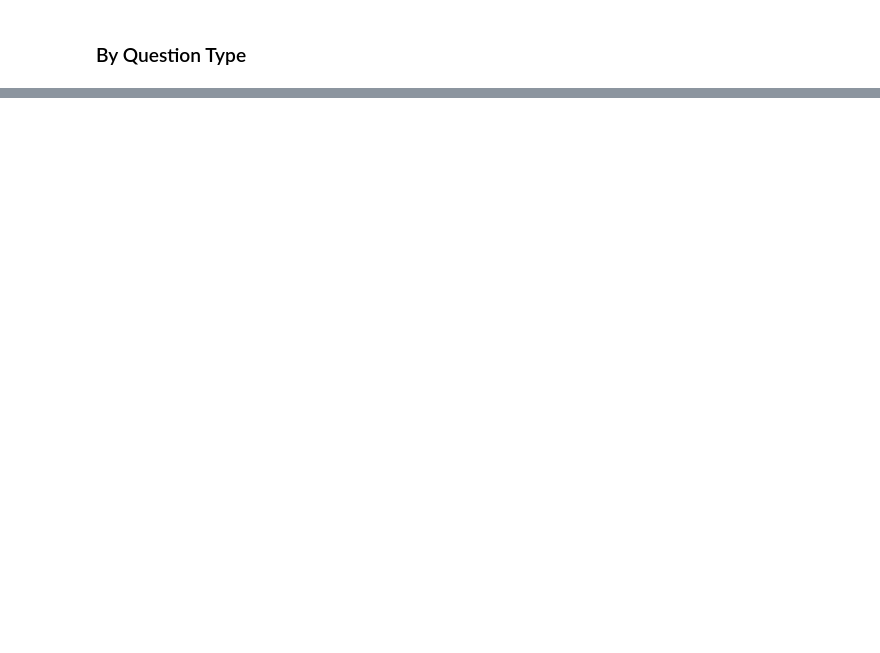
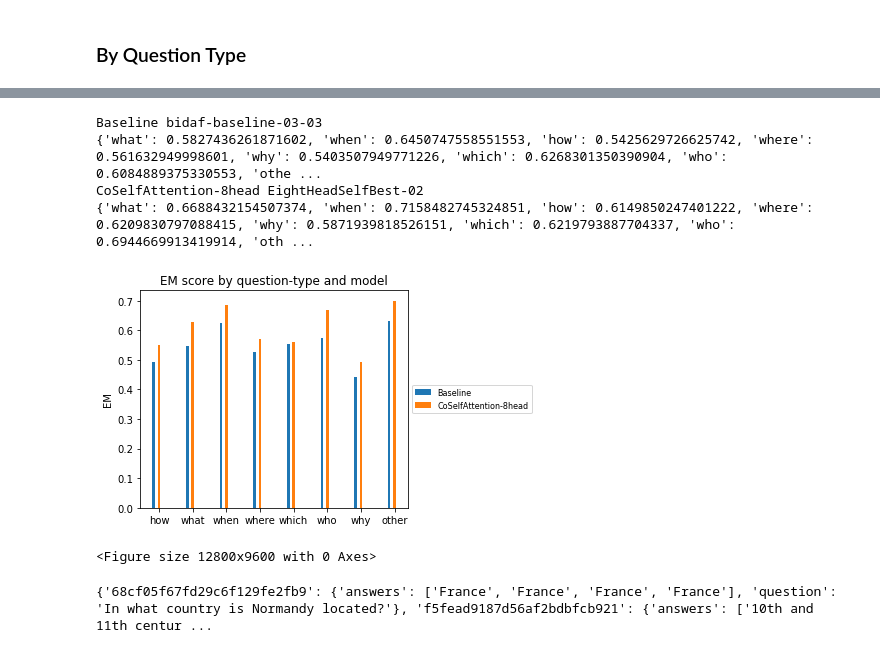
Before and after one commit to mayankiitg/cs224n-Question-Answering-on-SQUAD-2.0, a Jupyter notebook: predictions_analysis.ipynb, the cells around one changed output, grey strips where cells are left out. Drawn from its saved outputs; the diff is of its cells as text; code cells hidden in the pictures; blank space fills up the shorter version.

Commit message:
new predictions_analysis

```diff
--- a/predictions_analysis.ipynb
+++ b/predictions_analysis.ipynb
@@ -185,7 +116,9 @@ def eval_dicts(gold_dict, pred_dict, no_answer):
             avna1 = compute_avna(prediction, ground_truths)
             avna += avna1
 
-        dict_quest[key] = {'EM': em1, 'F1':f11, 'AvNA':avna1, 'question':gold_dict[key]['question']}
+        dict_quest[key] = {'EM': em1, 'F1':f11, 'AvNA':avna1, 'prediction':prediction,\
+                           'question':gold_dict[key]['question'], 'context':gold_dict[key]['context'], \
+                           'answers':gold_dict[key]['answers']}
 #         if total<10:
 #             print(dict_quest[key])
     eval_dict = {'EM': 100. * em / total,
@@ -212,7 +138,7 @@ eval_dict, dict_ques = eval_dicts(dataset, preds, 1)
 # %% [markdown]
 ### By Question Type
 # %%
-def question_type_analysis(pred_file):
+def question_type_analysis(pred_file, dataset):
 
     predictions = load_pred(pred_file)
     output_dict, dict_ques = eval_dicts(dataset, predictions, 1)
@@ -242,13 +168,3 @@ def question_type_analysis(pred_file):
         quest_dist[fw]['f1'] = quest_dist[fw]['f11']*1.0/quest_dist[fw]['total']
         quest_dist[fw]['avna'] = quest_dist[fw]['avna1']*1.0/quest_dist[fw]['total']
     return quest_dist
-# %%
-
-main_ques = ['what','who','how','which','when','where','why']
-x_axis = main_ques[:]
-x_axis.append('other')
-que2idx = {}
-for i, q in enumerate(main_ques):
-    que2idx[q] = i
-# %%
-quest_dict = question_type_analysis('data/dev_submission.csv')
@@ -254,0 +257,60 @@ quest_dict = question_type_analysis('data/dev_submission.csv')
+# %%
+%matplotlib inline
+model_perf = collections.defaultdict(dict)
+
+dataset_file = 'data/dev_eval.json'
+eval_dataset = load_dev(dataset_file)
+
+candidate_files = {'Baseline':'bidaf-baseline-03-03', 'CoSelfAttention-8head':'EightHeadSelfBest-02'}
+n = len(candidate_files)
+main_ques = ['how', 'what','when','where','which','who','why', 'other']
+x = np.arange(len(main_ques))
+
+fig, ax = plt.subplots()
+
+width = 0.08
+m = 0
+
+for model, file in candidate_files.items():
+    print(model, file)
+    f1_scores, em_scores, avna_scores = get_perf_by_question(file, eval_dataset)
+    print(f1_scores)
+    model_perf[model]['f1'] = f1_scores
+    model_perf[model]['em'] = em_scores
+    model_perf[model]['avna'] = avna_scores
+    em = []
+    for ques in main_ques:
+        em.append(em_scores[ques])
+#         else:
+#             f1.append(None)
+    #f1.append(f1_scores['other'])
+    ax.bar(x - 2*width + 4*m*width/n, em[:], width, label=model)
+    #ax.bar(x - width/2 + m*width/2*n, em[:], width, label=model)
+    m += 1
+#x_axis = main_ques[:] + ['other']
+#plt.legend(loc=2, prop={'size': 6})
+ax.set_ylabel('EM')
+ax.set_title('EM score by question-type and model')
+#print(main_ques)
+#main_ques.insert(0, 'abc')
+ax.set_xticks(x)
+ax.set_xticklabels(main_ques)
+box = ax.get_position()
+ax.set_position([box.x0, box.y0, box.width * 0.8, box.height])
+ax.legend(loc='center left', bbox_to_anchor=(1, 0.5), fontsize=8) #(fontsize=7)
+figure(figsize=(16, 12), dpi=800)
+#fig.tight_layout()
+fig.savefig('EMQuestionType_twoModels.png')
+
+plt.show()
+# %% [output]
+Baseline bidaf-baseline-03-03
+{'what': 0.5827436261871602, 'when': 0.6450747558551553, 'how': 0.5425629726625742, 'where': 0.561632949998601, 'why': 0.5403507949771226, 'which': 0.6268301350390904, 'who': 0.6084889375330553, 'othe ...
+CoSelfAttention-8head EightHeadSelfBest-02
+{'what': 0.6688432154507374, 'when': 0.7158482745324851, 'how': 0.6149850247401222, 'where': 0.6209830797088415, 'why': 0.5871939818526151, 'which': 0.6219793887704337, 'who': 0.6944669913419914, 'oth ...
+[figure, added]
+<Figure size 12800x9600 with 0 Axes>
+# %%
+print(eval_dataset)
+# %% [output]
+{'68cf05f67fd29c6f129fe2fb9': {'answers': ['France', 'France', 'France', 'France'], 'question': 'In what country is Normandy located?'}, 'f5fead9187d56af2bdbfcb921': {'answers': ['10th and 11th centur ...
```
Also changed, not shown: parts of 62 cells of this notebook.
